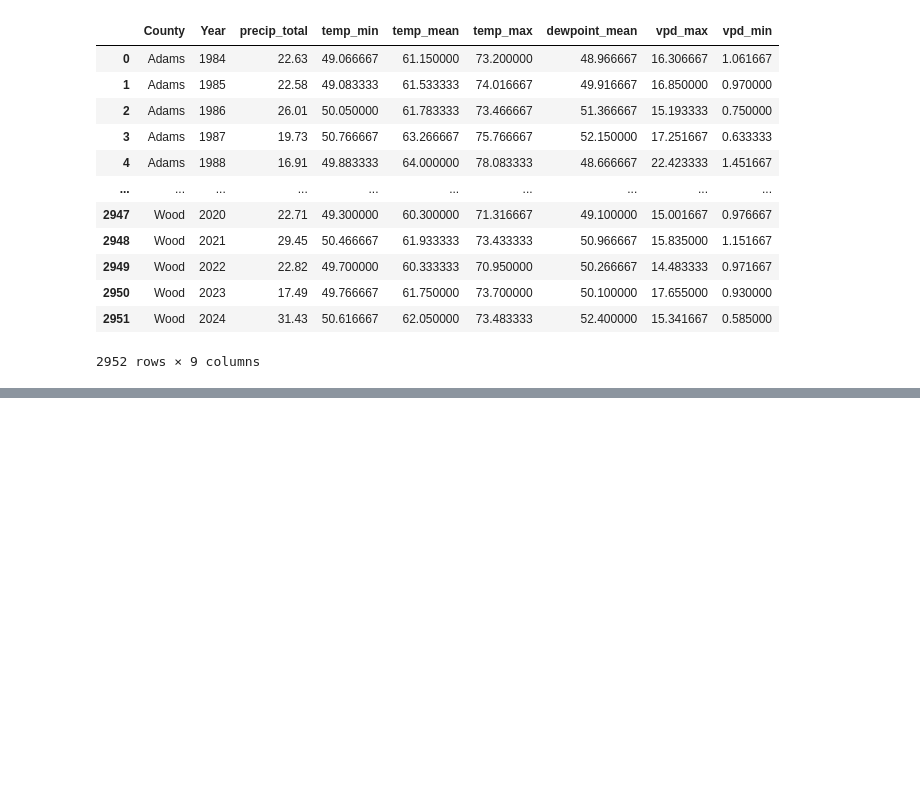
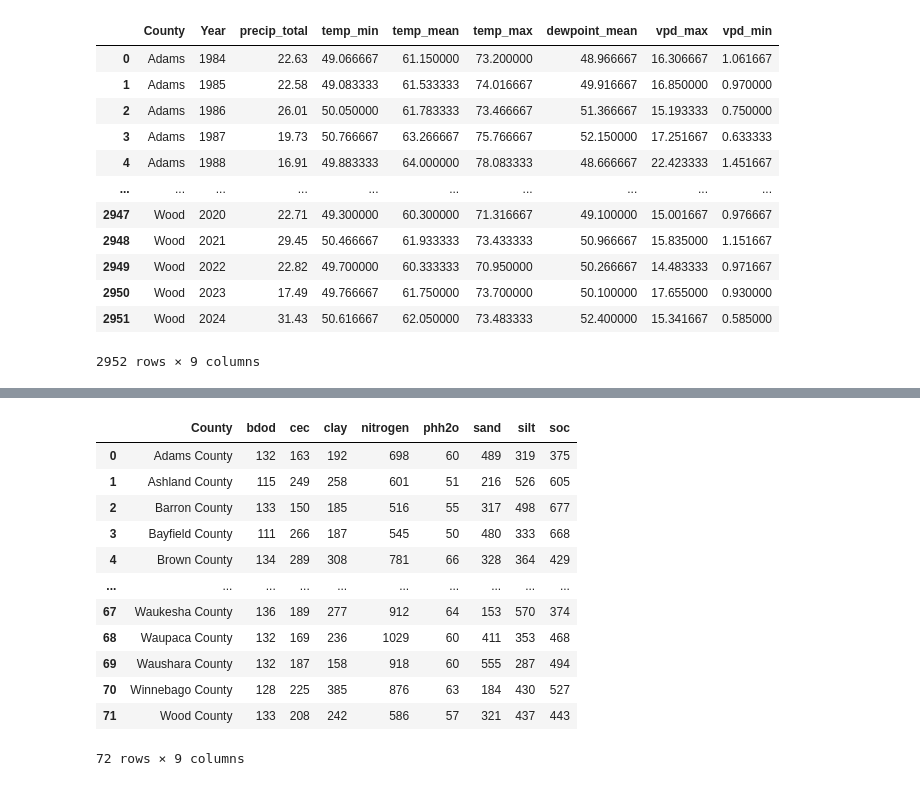
Before and after one commit to cchen744/CornYield_NN, a Jupyter notebook: get_data.ipynb, the cells around one changed output, grey strips where cells are left out. Drawn from its saved outputs; the diff is of its cells as text; code cells hidden in the pictures; blank space fills up the shorter version.

Commit message:
collected soil data

```diff
--- a/get_data.ipynb
+++ b/get_data.ipynb
@@ -185,4 +185,68 @@ prism_df
 2952 rows × 9 columns
 # %%
 # GET SOIL DATA
-# TODO
+# soil grids data: https://rest.isric.org/soilgrids/v2.0/docs#/default/
+
+counties = pd.read_csv('counties.csv')
+
+BASE_URL = "https://rest.isric.org/soilgrids/v2.0/properties/query"
+# soil ph (H2O), clay content, sand content, silt content, soil organic carbon, total nitrogen, bulk density, cation exchange capacity
+PROPERTIES = ["phh2o", "clay", "sand", "silt", "soc", "nitrogen", "bdod", "cec"]
+
+# offsets (in degrees; 1-2 km shifts) to try if initial centroid fails
+OFFSETS = [(0, 0), (0.01, 0), (-0.01, 0), (0, 0.01), (0, -0.01), (0.02, 0), (-0.02, 0), (0, 0.02), (0, -0.02)]
+
+all_data = []
+for idx, row in counties.iterrows():
+    county_name = row['NAME']
+
+    # original centroid
+    original_lat = row['INTPTLAT']
+    original_lon = row['INTPTLONG']
+
+    print(f"[{idx+1}/{len(counties)}] Getting data for: {county_name}")
+
+    success = False
+    for delta_lat, delta_lon in OFFSETS:
+        current_lat = original_lat + delta_lat
+        current_lon = original_lon + delta_lon
+
+        params = {
+            'lat': current_lat,
+            'lon': current_lon,
+            'depth': ['0-5cm'],
+            'property': PROPERTIES,
+            'value': ['mean']
+        }
+
+        layer_data = {
+            'County': county_name
+        }
+
+        try:
+            response = requests.get(BASE_URL, params=params)
+            response.raise_for_status()
+
+            data = response.json()
+            layers = data['properties']['layers']
+
+            for layer in layers:
+                val = layer['depths'][0]['values']['mean']
+                layer_data[layer['name']] = val
+
+            if layer_data['clay'] is not None:
+                all_data.append(layer_data)
+                break
+
+        except Exception as e:
+            print(f"  Error on attempt: {e}")
+
+        time.sleep(5)
+
+    time.sleep(5)
+
+soil_df = pd.DataFrame(all_data)
+print(soil_df.isnull().sum())
+soil_df.to_csv('soil_data.csv', index=False)
+soil_df
+# %% [output]
@@ -189,3 +270,16 @@ prism_df
+|  | County | bdod | cec | clay | nitrogen | phh2o | sand | silt | soc |
+| 0 | Adams County | 132 | 163 | 192 | 698 | 60 | 489 | 319 | 375 |
+| 1 | Ashland County | 115 | 249 | 258 | 601 | 51 | 216 | 526 | 605 |
+| 2 | Barron County | 133 | 150 | 185 | 516 | 55 | 317 | 498 | 677 |
+| 3 | Bayfield County | 111 | 266 | 187 | 545 | 50 | 480 | 333 | 668 |
+| 4 | Brown County | 134 | 289 | 308 | 781 | 66 | 328 | 364 | 429 |
+| ... | ... | ... | ... | ... | ... | ... | ... | ... | ... |
+| 67 | Waukesha County | 136 | 189 | 277 | 912 | 64 | 153 | 570 | 374 |
+| 68 | Waupaca County | 132 | 169 | 236 | 1029 | 60 | 411 | 353 | 468 |
+| 69 | Waushara County | 132 | 187 | 158 | 918 | 60 | 555 | 287 | 494 |
+| 70 | Winnebago County | 128 | 225 | 385 | 876 | 63 | 184 | 430 | 527 |
+| 71 | Wood County | 133 | 208 | 242 | 586 | 57 | 321 | 437 | 443 |
+72 rows × 9 columns
 # %%
 # CLEAN AND MERGE
 
```
Also changed, not shown: parts of 2 cells of this notebook, 2 other files.
